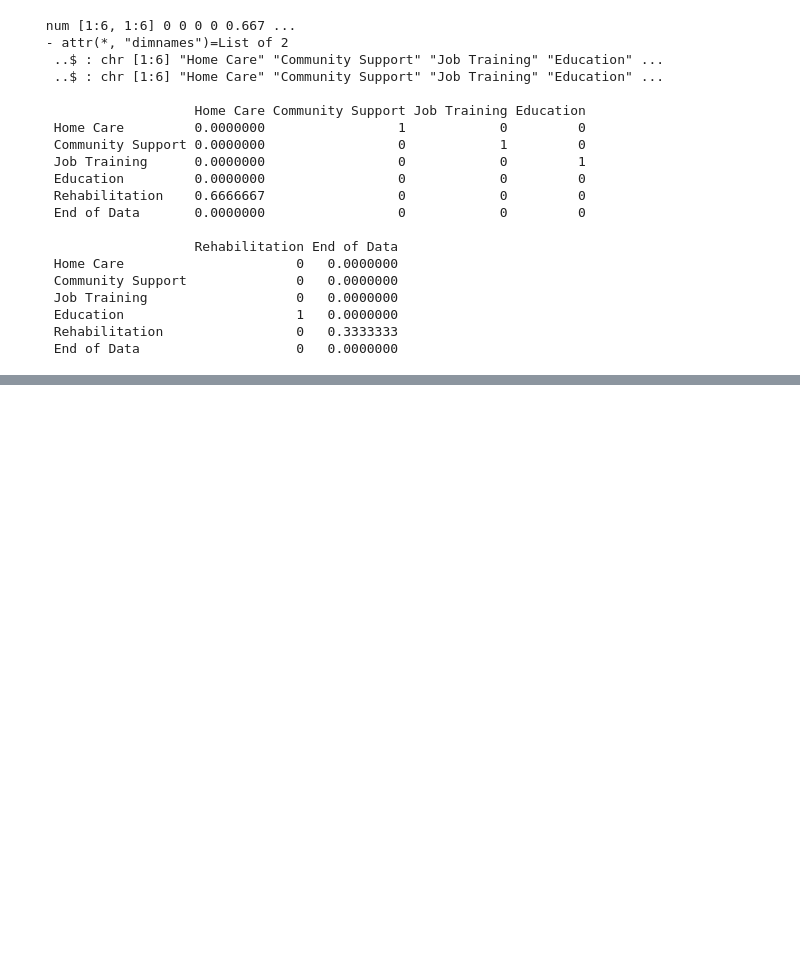
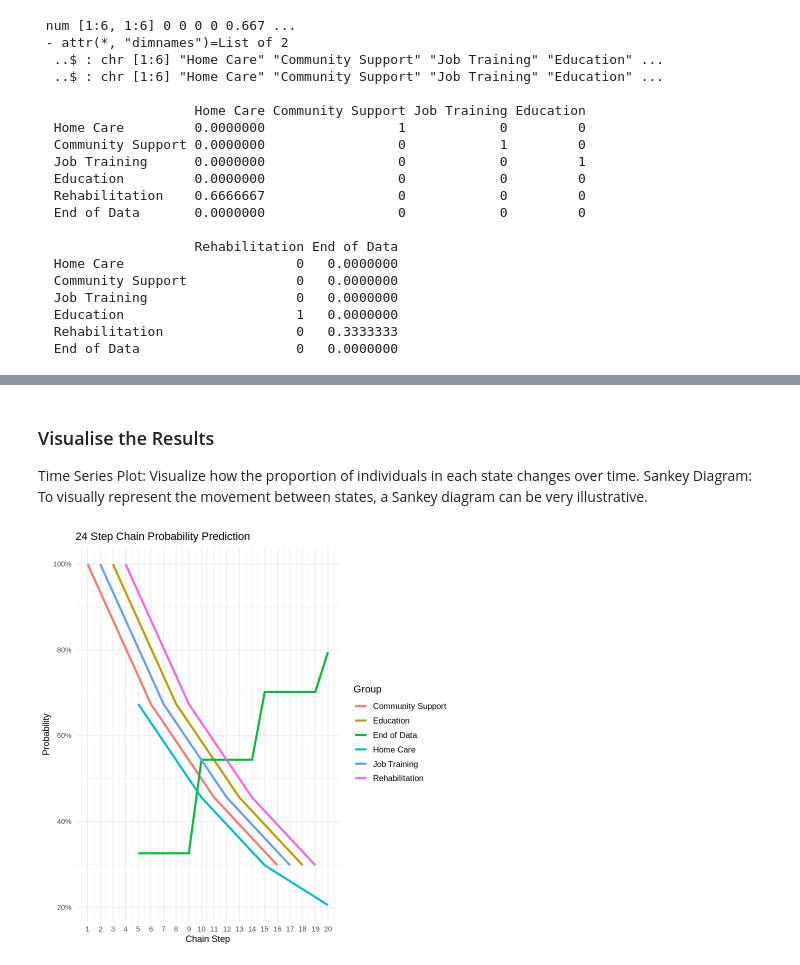
Before and after one commit to mpekar1/DSS-IDI-modelling, a Jupyter notebook: Markov_Chain.ipynb, the cells around one changed output, grey strips where cells are left out. Saved outputs shown, nothing was run; the diff lists cells and outputs as text; code cells hidden in the pictures; blank space fills up the shorter version.

```diff
--- a/Markov_Chain.ipynb
+++ b/Markov_Chain.ipynb
@@ -515,0 +532,9 @@ print(mc)
+# %%
+# Assume 'mc' is your Markov chain object from previous steps
+num_periods <- 20  # Number of time periods to simulate
+num_simulations <- 1000  # Number of individual paths to simulate
+
+# Simulate the Markov chain
+simulations <- replicate(num_simulations, {
+  rmarkovchain(n = num_periods, object = mc, t0 = "Home Care")
+})
@@ -515,0 +577,16 @@ print(mc)
+# %%
+# Create a clean and properly structured data frame
+state_distribution_df <- data.frame(Time = rep(1:num_periods, each = num_simulations),
+                                    State = as.vector(t(simulations)),
+                                    Simulation = rep(1:num_simulations, times = num_periods))
+
+# Calculate the proportion of each state at each time step
+library(dplyr)
+state_distribution_df <- state_distribution_df %>%
+  group_by(Time, State) %>%
+  summarise(Count = n(),
+            .groups = 'drop') %>%
+  mutate(Proportion = Count / num_simulations)
+
+# Check the structure
+print(head(state_distribution_df))
@@ -515,0 +603,5 @@ print(mc)
+# %% [markdown]
+### Visualise the Results
+
+Time Series Plot: Visualize how the proportion of individuals in each state changes over time.
+Sankey Diagram: To visually represent the movement between states, a Sankey diagram can be very illustrative.
@@ -515,0 +616,16 @@ print(mc)
+# %%
+# Plotting  for better visual representation
+
+ggplot(state_distribution_df, aes(x = Time, y = Proportion, color = State, group = State)) +
+  geom_line(linewidth = 1.2) +  # Thicker line size for better visibility
+  scale_x_continuous(breaks = seq(min(state_distribution_df$Time), max(state_distribution_df$Time), by = 1)) +
+  scale_y_continuous(labels = scales::percent) +
+  labs(title = "24 Step Chain Probability Prediction",
+       x = "Chain Step",
+       y = "Probability",
+       color = "Group") +
+  theme_minimal() +
+  theme(legend.title = element_text(size = 12),  # Adjust legend title size
+        legend.text = element_text(size = 10))  # Adjust legend text size
+# %% [output]
+[figure, added]
```
Also changed, not shown: parts of 18 cells of this notebook.
